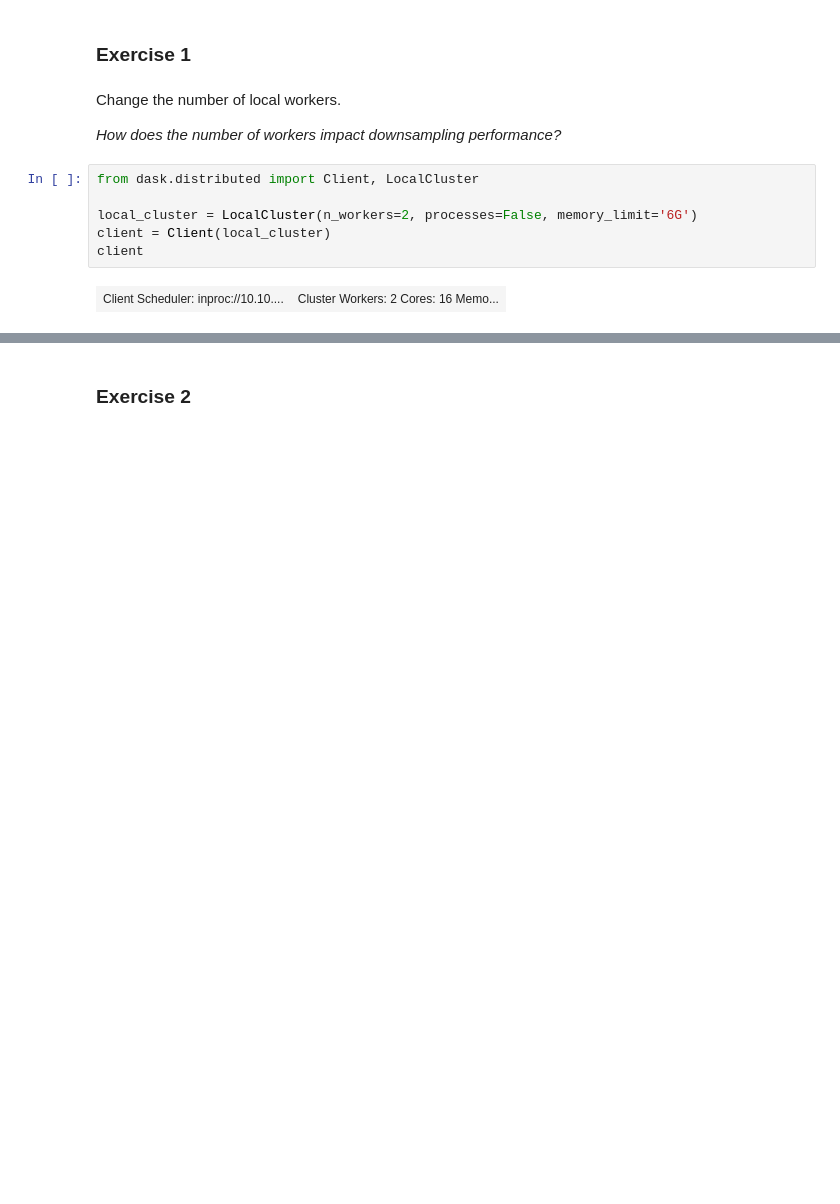
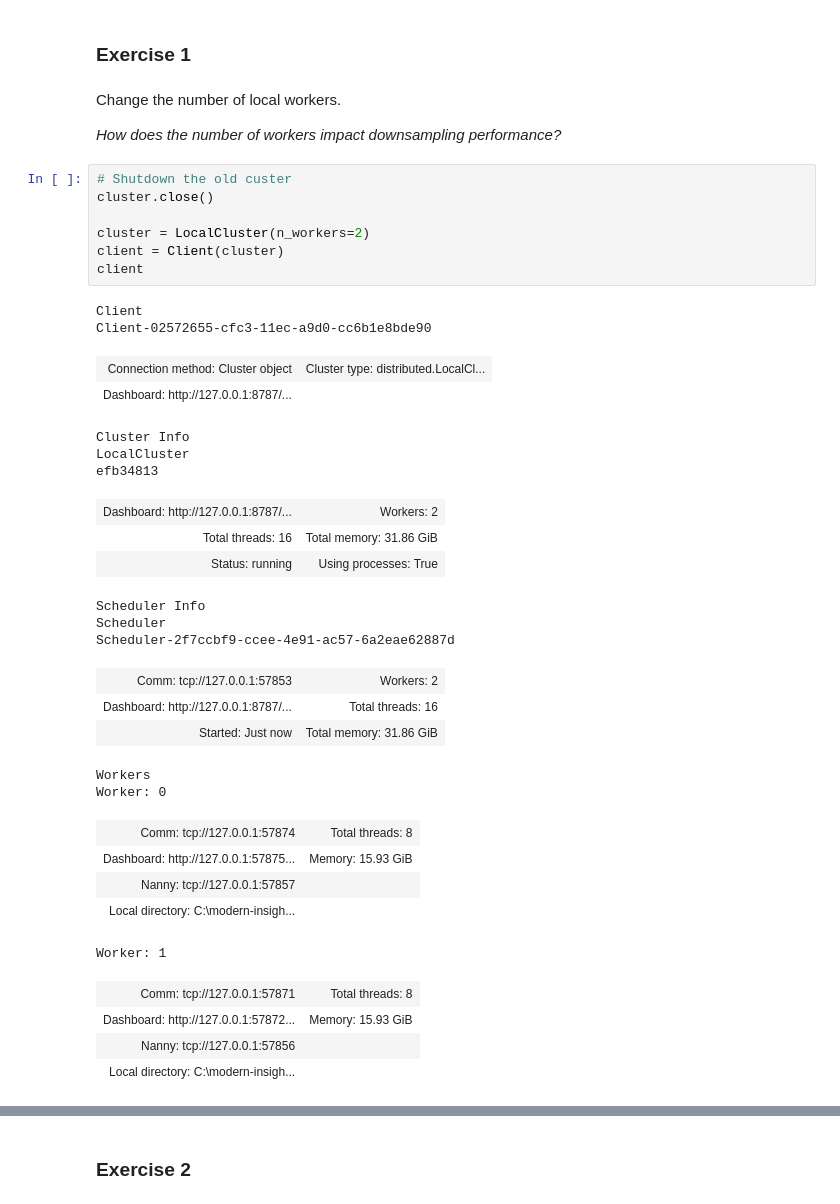
Before and after one commit to thewtex/modern-insights-from-microscopy-images, a Jupyter notebook: 05_Distributed_Processing.ipynb, the cells around one changed output, grey strips where cells are left out. Saved outputs shown, nothing was run; the diff lists cells and outputs as text; blank space fills up the shorter version.

Commit message:
Cluster variable re-use

```diff
--- a/05_Distributed_Processing.ipynb
+++ b/05_Distributed_Processing.ipynb
@@ -305,14 +304,41 @@ End-to-end processing pipeline performing segmentation, registration, and mesh a
 Change the number of local workers.
 
 *How does the number of workers impact downsampling performance?*
-# %%
-from dask.distributed import Client, LocalCluster
-
-local_cluster = LocalCluster(n_workers=2, processes=False, memory_limit='6G')
-client = Client(local_cluster)
-client
-# %% [output]
-| Client Scheduler: inproc://10.10.... | Cluster Workers: 2 Cores: 16 Memo... |
+# %%
+# Shutdown the old custer
+cluster.close()
+
+cluster = LocalCluster(n_workers=2)
+client = Client(cluster)
+client
+# %% [output]
+Client
+Client-02572655-cfc3-11ec-a9d0-cc6b1e8bde90
+| Connection method: Cluster object | Cluster type: distributed.LocalCl... |
+| Dashboard: http://127.0.0.1:8787/... |  |
+Cluster Info
+LocalCluster
+efb34813
+| Dashboard: http://127.0.0.1:8787/... | Workers: 2 |
+| Total threads: 16 | Total memory: 31.86 GiB |
+| Status: running | Using processes: True |
+Scheduler Info
+Scheduler
+Scheduler-2f7ccbf9-ccee-4e91-ac57-6a2eae62887d
+| Comm: tcp://127.0.0.1:57853 | Workers: 2 |
+| Dashboard: http://127.0.0.1:8787/... | Total threads: 16 |
+| Started: Just now | Total memory: 31.86 GiB |
+Workers
+Worker: 0
+| Comm: tcp://127.0.0.1:57874 | Total threads: 8 |
+| Dashboard: http://127.0.0.1:57875... | Memory: 15.93 GiB |
+| Nanny: tcp://127.0.0.1:57857 |  |
+| Local directory: C:\modern-insigh... |  |
+Worker: 1
+| Comm: tcp://127.0.0.1:57871 | Total threads: 8 |
+| Dashboard: http://127.0.0.1:57872... | Memory: 15.93 GiB |
+| Nanny: tcp://127.0.0.1:57856 |  |
+| Local directory: C:\modern-insigh... |  |
 # %%
 scaley = to_multiscale(multiscale['scale0'].ds.HL50_cell, [2,3,4])
 
```
Also changed, not shown: parts of 2 cells of this notebook.
